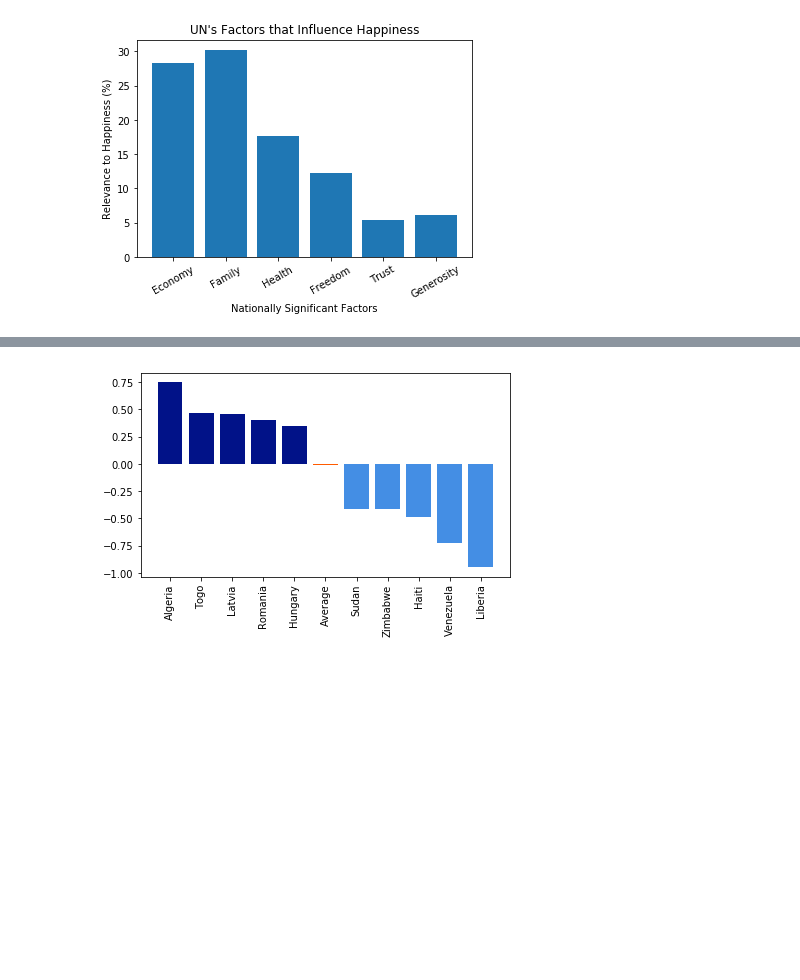
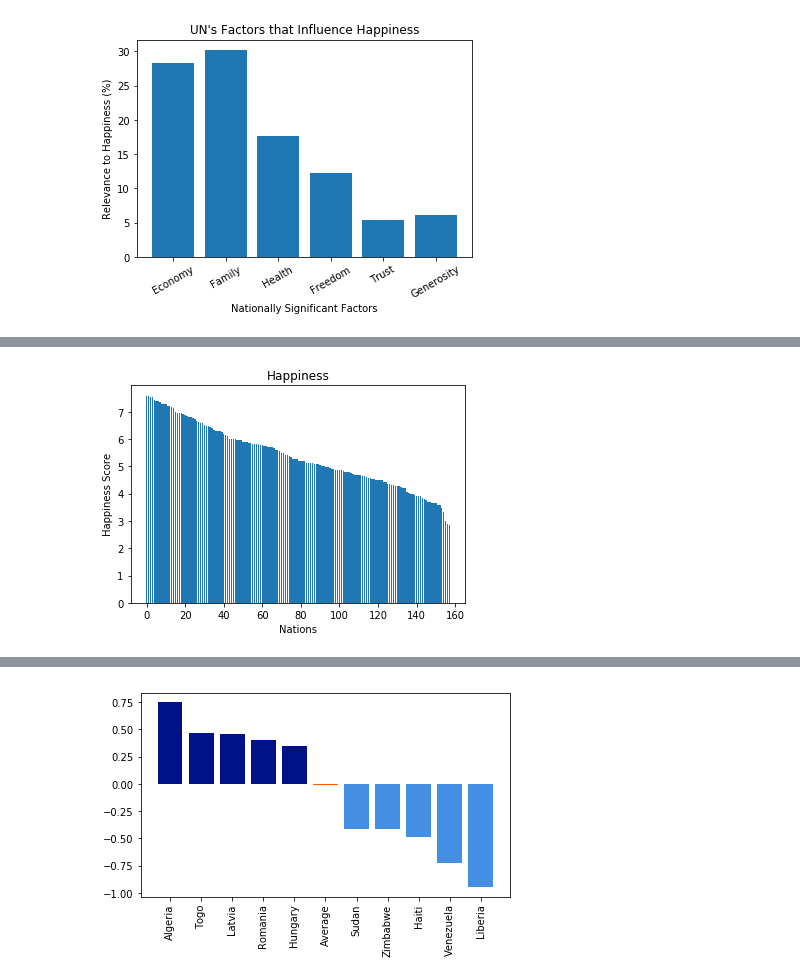
Before and after one commit to jamesboyd2008/happy-project, a Jupyter notebook: happy.ipynb, the cells around one changed output, grey strips where cells are left out. Cells and saved outputs as stored; diff of their text form; code cells hidden in the pictures; blank space fills up the shorter version.

```diff
--- a/happy.ipynb
+++ b/happy.ipynb
@@ -101,0 +124,59 @@ plt.show()
+# %%
+# Each key is a country.
+# Each value represents the suicides per capita in that country in 2015.
+allCountries = {}
+# The current country for which 2015 suicides are being tallied.
+country = None
+# The running count of suicides for the current country in 2015.
+suicides = 0
+# The running count of the population, suicide or not.
+population = 0
+
+# Read in sad stats.
+with open("who_suicide_statistics.csv") as file:
+    reader = csv.DictReader(file)
+
+    for row in reader:
+        # Ensure there is sufficient data for only 2015.
+        if int(row['year']) == 2015 and row['suicides_no'] and row['population']:
+            if row['country'] != country:
+                if country is not None:
+                    # Add the per capita suicides of surveyed groups in country.
+                    allCountries[country] = suicides / population
+                    suicides = 0
+                    population = 0
+                country = row['country']
+            suicides += int(row['suicides_no'])
+            population += int(row['population'])
+
+xVals, yVals1, yVals2 = [], [], []
+
+# Read in happy stats.
+with open("world-happiness-report/2015.csv") as file:
+    reader = csv.DictReader(file)
+    for row in reader:
+        country = row['Country']
+        xVals.append(country)
+        yVals1.append(float(row['Happiness Score']))
+        if country in allCountries:
+            yVals2.append(allCountries[country])
+        else:
+            # Just knock the bar down so as not to distract eyes.
+            yVals2.append(0)
+
+
+indices = np.arange(len(xVals))
+# bar1 = plt.bar(indices, yVals1)
+# bar2 = plt.bar(indices, yVals2)
+barBuffer = 0.8
+bar1 = plt.bar(indices + 0 * barBuffer, yVals1, width = barBuffer)
+# bar2 = plt.bar(indices + 1 * barBuffer, yVals2, width = barBuffer)
+# handles = (bar1, bar2)
+# labels = ('Happiness', 'Suicides per capita')
+# plt.legend(handles, labels)
+plt.xlabel("Nations")
+plt.ylabel("Happiness Score")
+plt.title("Happiness")
+plt.show()
+# %% [output]
+[figure, added]
```
Also changed, not shown: parts of 17 cells of this notebook, 1 other file.
